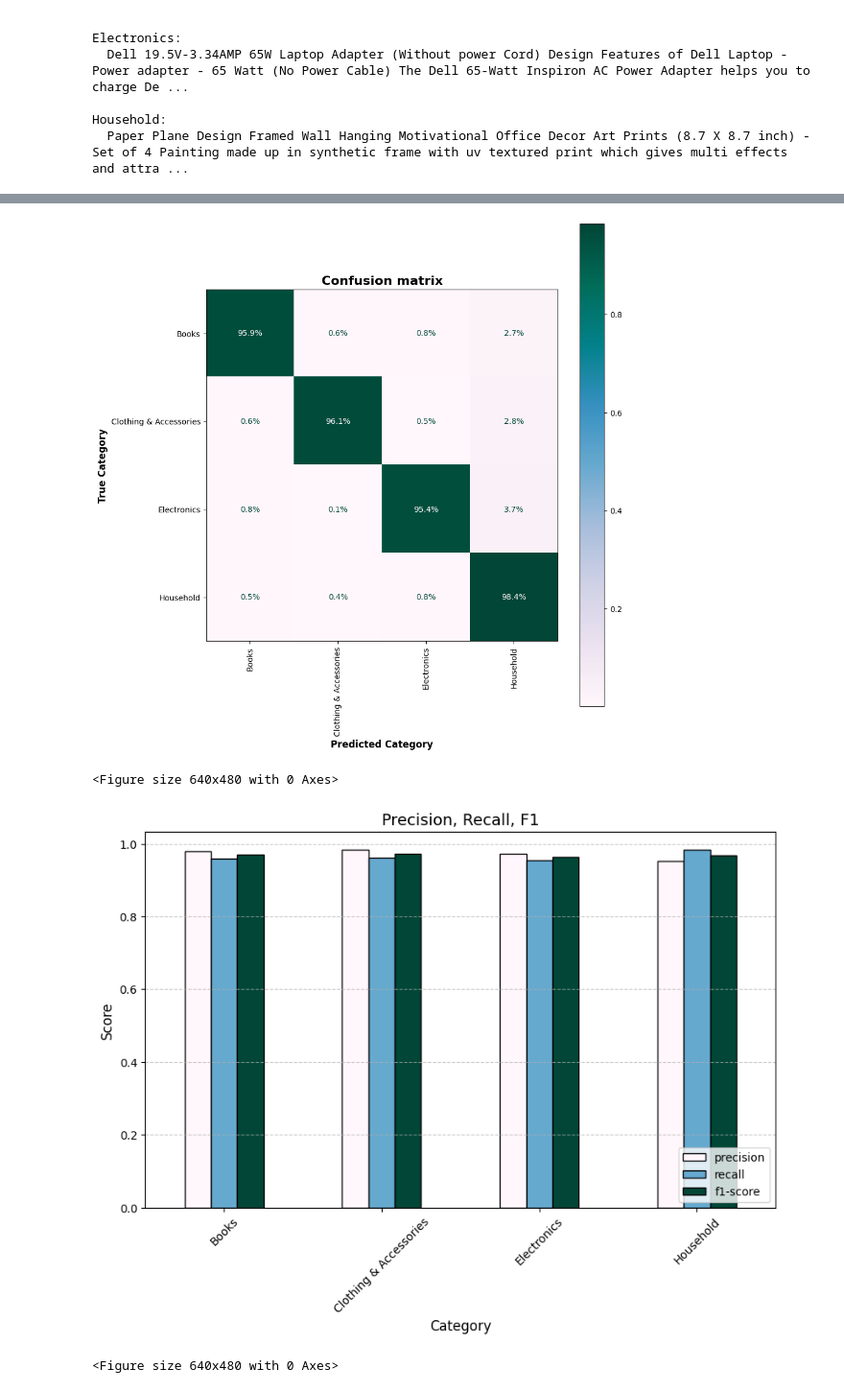
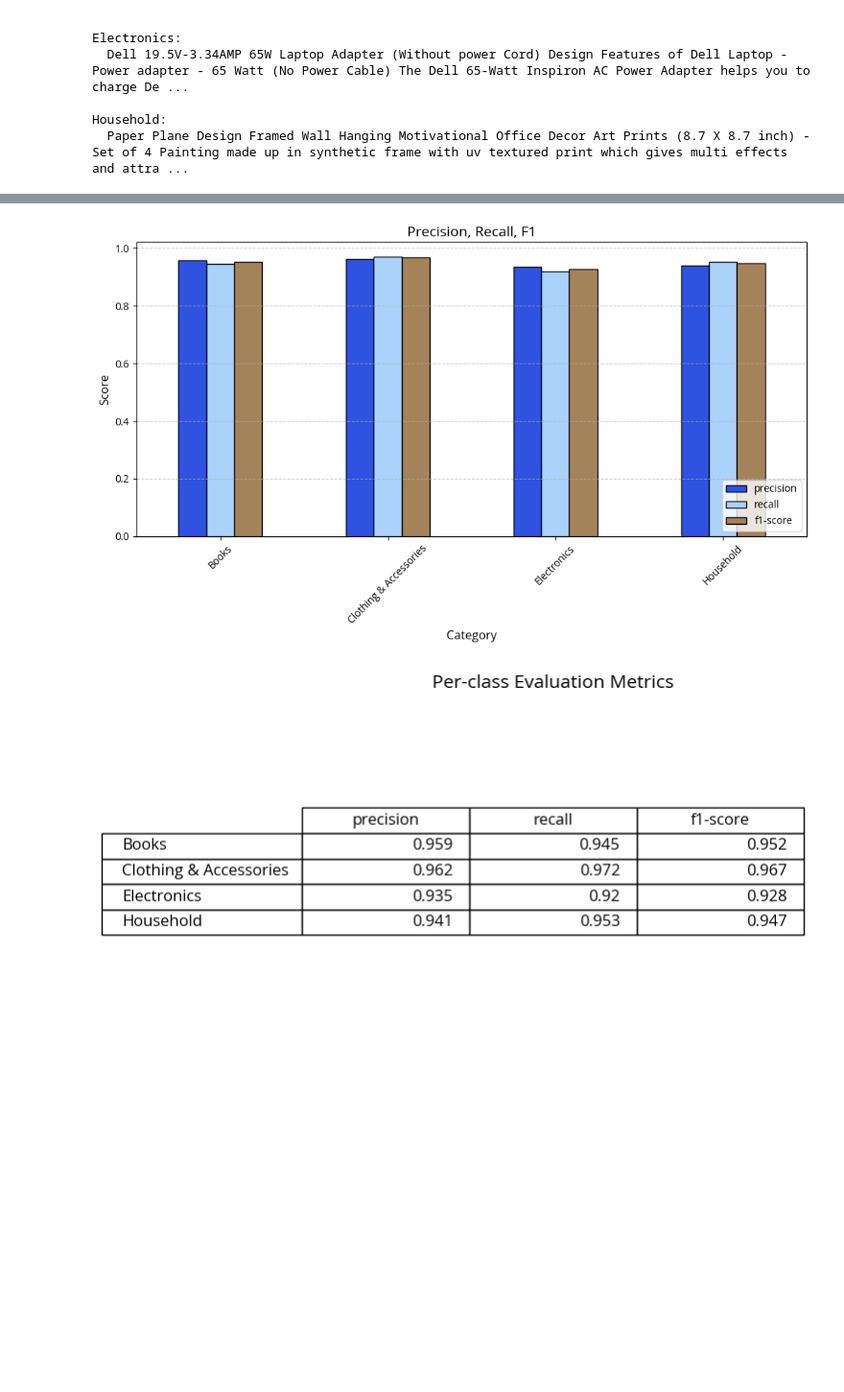
Before and after one commit to kubanova-z/Bachelors-thesis, a Jupyter notebook: svm_rf.ipynb, the cells around one changed output, grey strips where cells are left out. Shown at 96% size. Cells and saved outputs as stored; diff of their text form; code cells hidden in the pictures; blank space fills up the shorter version.

Commit message:
Code cleanup Ecom Dataset

```diff
--- a/svm_rf.ipynb
+++ b/svm_rf.ipynb
@@ -253,30 +235,5 @@ RANDOM FOREST
 # %%
-from transformers import AutoTokenizer, AutoModel
-import torch
+#SVM - MiniLM
 
-from src.LM.embeddings.embedder_preprocess import load_minilm_embedder, prepare_data_minilm
-
-# Load your dataset
-df = load_data("/home/xkubanova_126831/bakalarka/e_com_dataset/data/ecommerceDataset.csv")
-
-
-print(df["Category"].value_counts(normalize=True))
-
-# MiniLM embedder
-device = "cuda" if torch.cuda.is_available() else "cpu"
-print('using devide:', device)
-tokenizer, minilm_model = load_minilm_embedder("sentence-transformers/all-MiniLM-L6-v2", device=device)
-
-minilm_model.eval()  # set to evaluation mode
-
-
-X_train_vec, X_test_vec, y_train, y_test = prepare_data_minilm(df, tokenizer, minilm_model, device=device, batch_size = 32)
-
-print("Embeddings created. Shape:", X_train_vec.shape)
-print("Categories:\n", y_train.value_counts(normalize=True))
-
-target_names = sorted(list(y_train.unique()))
-
-
-svm_model = train_random_forest(X_train_vec, y_train, X_test_vec, y_test, target_names)
+svm_model = train_SVM(X_train_vec, y_train, X_test_vec, y_test, target_names)
 # %% [output]
@@ -317,4 +259,2 @@ RANDOM FOREST
-[figure, old version]
-<Figure size 640x480 with 0 Axes>
-[figure, old version]
+[figure, new version]
-<Figure size 640x480 with 0 Axes>
+[figure, added]
```
Also changed, not shown: parts of 13 cells of this notebook, 27 other files.
